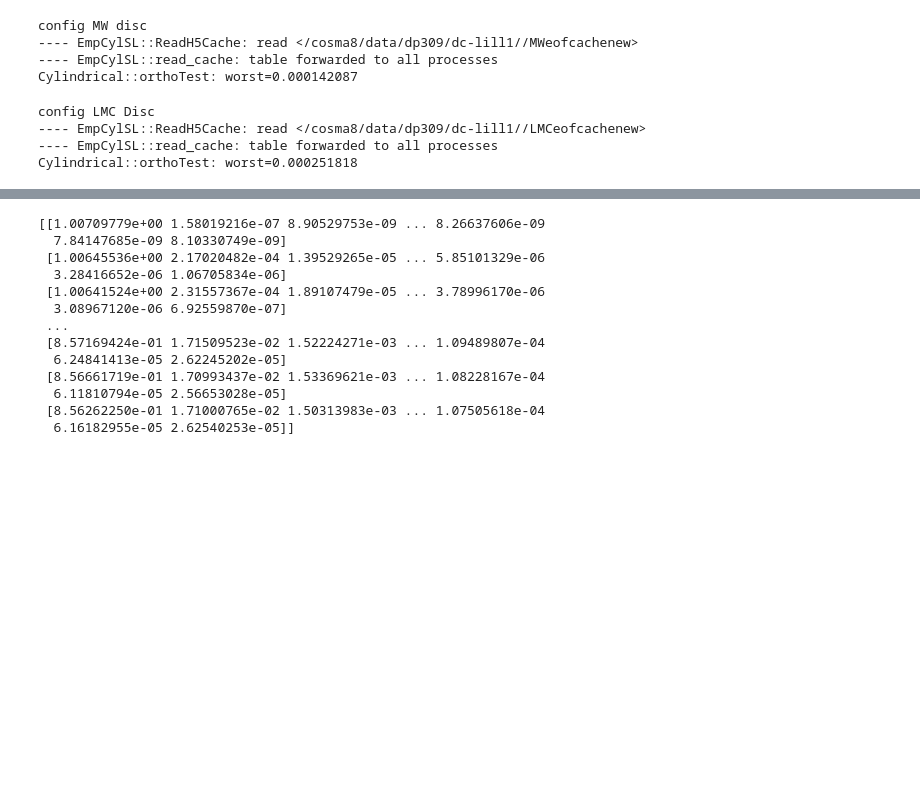
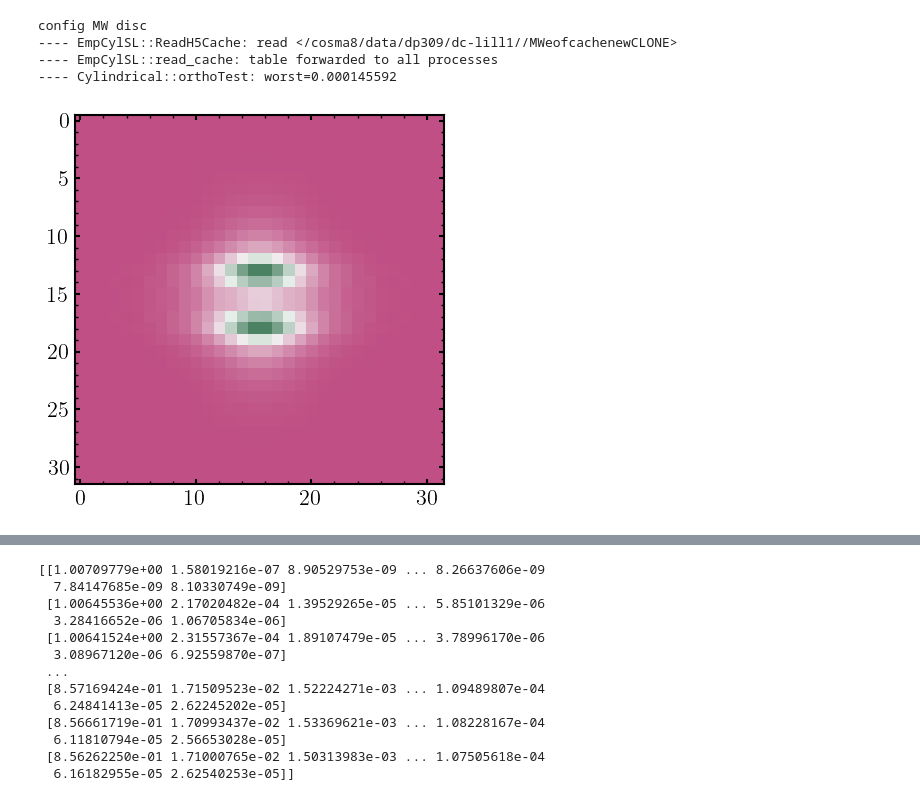
Before and after one commit to sophialilleengen/extreme-mwlmc, a Jupyter notebook: analysis/mssa-reconstruction.ipynb, the cells around one changed output, grey strips where cells are left out. Drawn from its saved outputs; the diff is of its cells as text; code cells hidden in the pictures; blank space fills up the shorter version.

```diff
--- a/analysis/mssa-reconstruction.ipynb
+++ b/analysis/mssa-reconstruction.ipynb
@@ -3,9 +5,13 @@
 
 import os
 os.environ["OMP_NUM_THREADS"] = "8"
+
+import warnings
+warnings.filterwarnings(action='once')
+
 # os.environ['KMP_DUPLICATE_LIB_OK']='True'
 # pwd = os.getcwd()
-# os.chdir('/Users/slill/Code/EXP/build/pyEXP/')
+# os.chdir('/cosma/apps/durham/dc-lill1/lib/python3.12/site-packages/')
 # print(os.getcwd())
 import time
 import pyEXP
@@ -13,18 +19,25 @@ import pyEXP
 
 # os.chdir('/Users/slill/Documents/Projects/exp-extreme-MWLMC/extreme-mwlmc/analysis/')
 
+import itertools
+
 print(os.getcwd())
 print(pyEXP.util.getVersionInfo())
 
 import numpy as np
 import matplotlib.pyplot as plt
 from matplotlib import colors
+from mpl_toolkits.axes_grid1.inset_locator import inset_axes
+import matplotlib.cm as cm
+
 
 import seaborn as sns
 
 plt.style.use('my_latex_standard2')
 
-sns.set_palette("Spectral", 6)
+# sns.set_palette("husl", 10)
+sns.set_palette(sns.husl_palette(10, h=.8))
+cmap = sns.husl_palette(h=.8, as_cmap=True)
 
 datadir = '/cosma8/data/dp309/dc-lill1/'
 datadir_mssa = '/cosma8/data/dp309/dc-lill1/mssa/newG5/'
@@ -145,40 +294,13 @@ parameters :
   ncylny     : 256
   rcylmin    : 0.001
   rcylmax    : 100.0
-  cachename  : {datadir}/MWeofcachenew
+  cachename  : {datadir}/MWeofcachenewCLONE
 """
-disc_basis = pyEXP.basis.Basis.factory(mwdconfig)
+# disc_basis = pyEXP.basis.Basis.factory(mwdconfig)
+mwdbasis = pyEXP.basis.Basis.factory(mwdconfig)
+# mwdbasis = pyEXP.basis.Basis.factory(mwdconfig)
 # %% [output]
 config MW disc
----- EmpCylSL::ReadH5Cache: read </cosma8/data/dp309/dc-lill1//MWeofcachenew>
+---- EmpCylSL::ReadH5Cache: read </cosma8/data/dp309/dc-lill1//MWeofcachenewCLONE>
 ---- EmpCylSL::read_cache: table forwarded to all processes
-Cylindrical::orthoTest: worst=0.000142087
+---- Cylindrical::orthoTest: worst=0.000145592
-# %%
-### LMC disc
-print("config LMC Disc")
-
-lmcdconfig=f"""
-id         : cylinder
-parameters :
-    acyl       : 0.014
-    hcyl       : 0.003
-    lmaxfid    : 72
-    mmax       : 6
-    nmaxfid    : 32
-    nmax       : 20
-    ncylodd    : 8
-    ncylnx     : 256
-    ncylny     : 128
-    rcylmin    : 0.001
-    rcylmax    : 200.0
-    cachename  : {datadir}/LMCeofcachenew
-"""
-
-
-lmcdruntag = f'lmcdisk.{runtag}'
-lmcdbasis = pyEXP.basis.Basis.factory(lmcdconfig)
-# %% [output]
-config LMC Disc
----- EmpCylSL::ReadH5Cache: read </cosma8/data/dp309/dc-lill1//LMCeofcachenew>
----- EmpCylSL::read_cache: table forwarded to all processes
-Cylindrical::orthoTest: worst=0.000251818
@@ -184,0 +319,12 @@ Cylindrical::orthoTest: worst=0.000251818
+# %%
+times_vir = mwdisc_coefs.Times()
+indx = 0
+fields_xz = pyEXP.field.FieldGenerator(times_vir[indx:indx+1], [-20./virialradius,0./virialradius,-2./virialradius], [20./virialradius,0./virialradius,2./virialradius], [32,0,32])
+# fields_xz.setColumnHeight(0.1/virialradius)
+# fields_xz.setMidplane(16.0/virialradius)
+slice = fields_xz.slices(mwdbasis, mwdisc_coefs)[times_vir[indx]][ 'dens']
+
+plt.imshow(slice, cmap=sns.diverging_palette(145, 345, s=60, as_cmap=True))
+plt.show()
+# %% [output]
+[figure, added]
```
Also changed, not shown: parts of 60 cells of this notebook.
